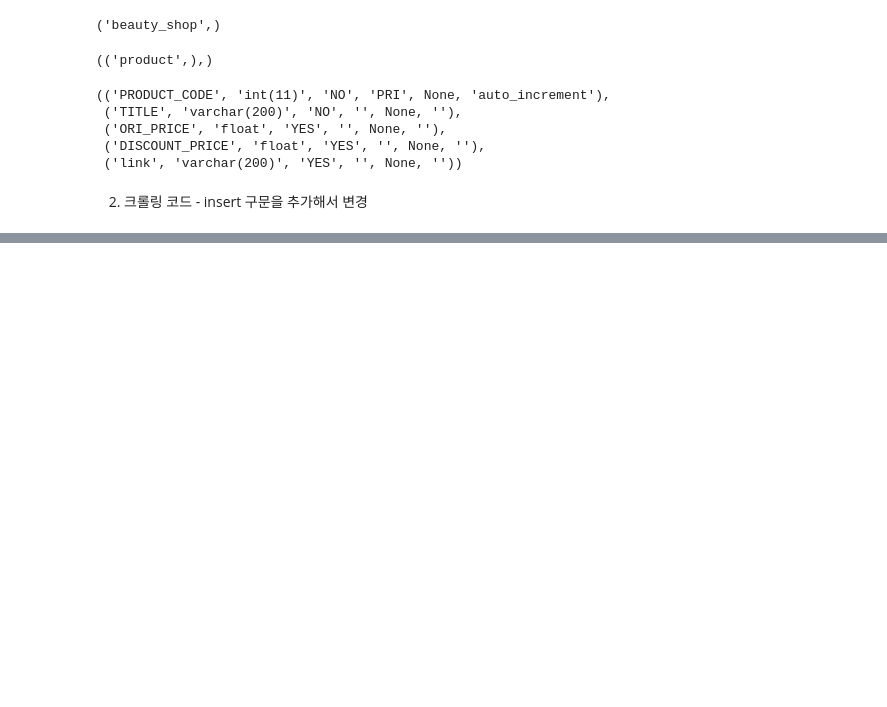
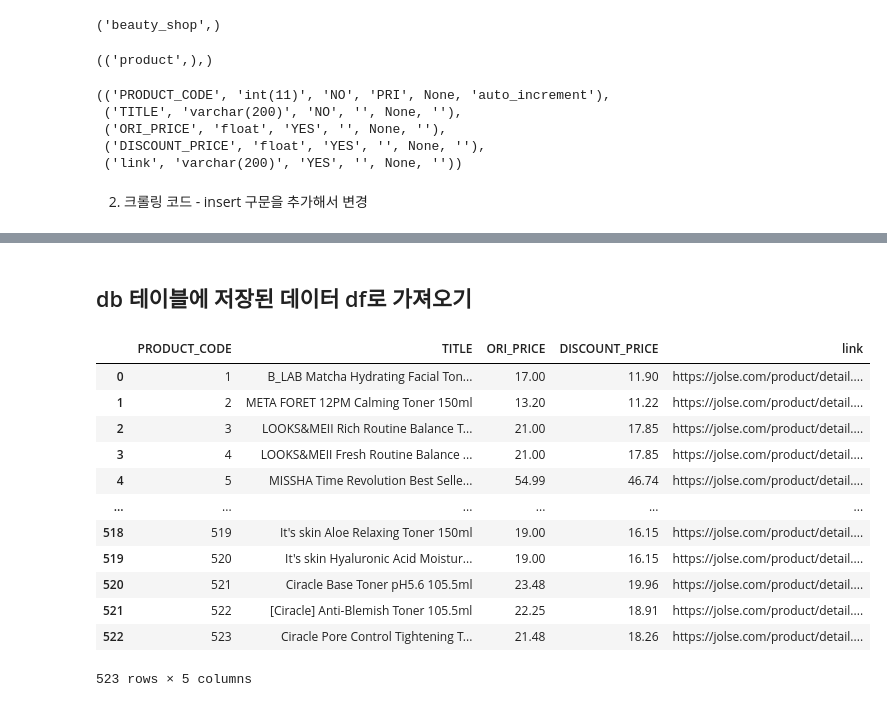
Before and after one commit to laits1/TIL, a Jupyter notebook: SQL_Python/03_쇼핑몰_크롤링_DB저장.ipynb, the cells around one changed output, grey strips where cells are left out. Cells and saved outputs as stored; diff of their text form; code cells hidden in the pictures; blank space fills up the shorter version.

```diff
--- a/SQL_Python/03_쇼핑몰_크롤링_DB저장.ipynb
+++ b/SQL_Python/03_쇼핑몰_크롤링_DB저장.ipynb
@@ -24,14 +28,12 @@ def conn(d_name) :
     username = 'root'
     password = '0000'
     database_name = d_name
-
-    # db  연결
     db = pymysql.connect(
         host=host_name,     # MySQL Server Address
         port=host_port,          # MySQL Server Port
         user=username,      # MySQL username
         passwd=password,    # password for MySQL username
-#         db=database_name,   # Database name
+        db=database_name,   # Database name
         charset='utf8'
     )
     return db
@@ -212,0 +222,22 @@ df_fin.to_csv('./crawl_data/prod_All.csv')
+# %% [markdown]
+## db 테이블에 저장된 데이터 df로 가져오기
+# %%
+db = conn('beauty_shop')
+# %%
+sql = "select * from product"
+df = pd.read_sql(sql,db)
+df
+# %% [output]
+|  | PRODUCT_CODE | TITLE | ORI_PRICE | DISCOUNT_PRICE | link |
+| 0 | 1 | B_LAB Matcha Hydrating Facial Ton... | 17.00 | 11.90 | https://jolse.com/product/detail.... |
+| 1 | 2 | META FORET 12PM Calming Toner 150ml | 13.20 | 11.22 | https://jolse.com/product/detail.... |
+| 2 | 3 | LOOKS&MEII Rich Routine Balance T... | 21.00 | 17.85 | https://jolse.com/product/detail.... |
+| 3 | 4 | LOOKS&MEII Fresh Routine Balance ... | 21.00 | 17.85 | https://jolse.com/product/detail.... |
+| 4 | 5 | MISSHA Time Revolution Best Selle... | 54.99 | 46.74 | https://jolse.com/product/detail.... |
+| ... | ... | ... | ... | ... | ... |
+| 518 | 519 | It's skin Aloe Relaxing Toner 150ml | 19.00 | 16.15 | https://jolse.com/product/detail.... |
+| 519 | 520 | It's skin Hyaluronic Acid Moistur... | 19.00 | 16.15 | https://jolse.com/product/detail.... |
+| 520 | 521 | Ciracle Base Toner pH5.6 105.5ml | 23.48 | 19.96 | https://jolse.com/product/detail.... |
+| 521 | 522 | [Ciracle] Anti-Blemish Toner 105.5ml | 22.25 | 18.91 | https://jolse.com/product/detail.... |
+| 522 | 523 | Ciracle Pore Control Tightening T... | 21.48 | 18.26 | https://jolse.com/product/detail.... |
+523 rows × 5 columns
```
Also changed, not shown: parts of 18 cells of this notebook, 19 other files.
